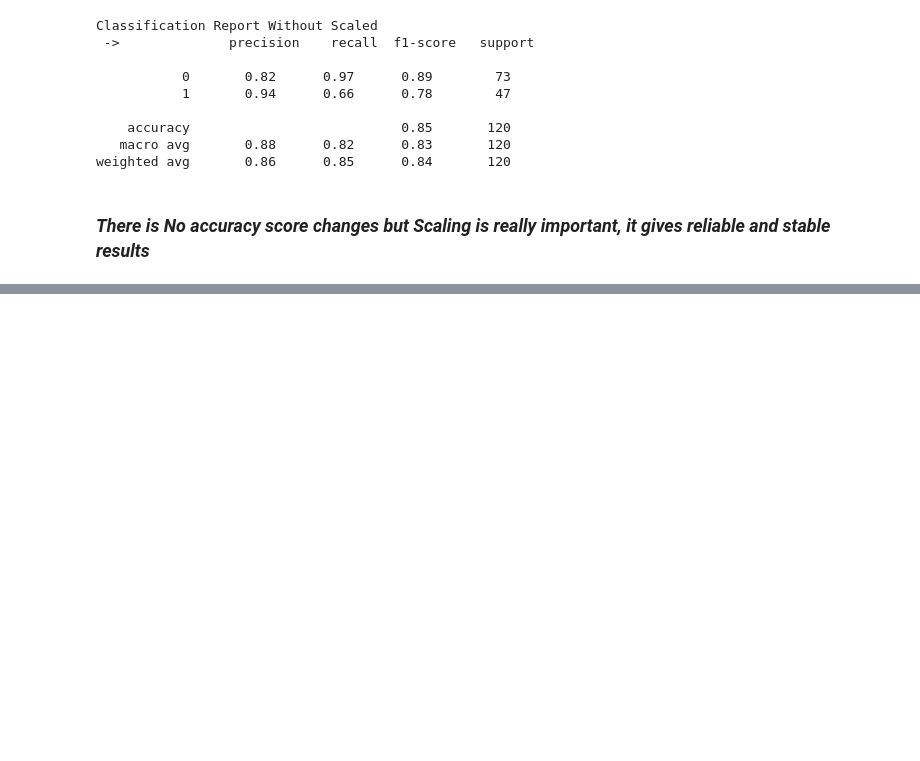
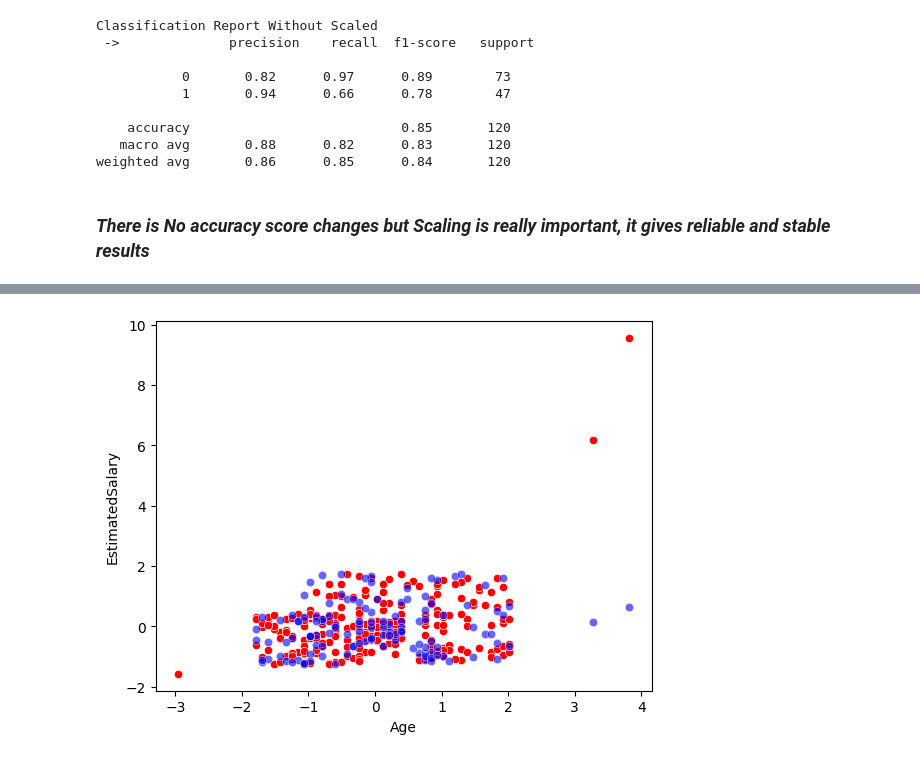
Before and after one commit to PradhumanSoni/Learn_ML, a Jupyter notebook: Feature Transformations/Standardization/standard_scaling.ipynb, the cells around one changed output, grey strips where cells are left out. Cells and saved outputs as stored; diff of their text form; code cells hidden in the pictures; blank space fills up the shorter version.

```diff
--- a/Feature Transformations/Standardization/standard_scaling.ipynb
+++ b/Feature Transformations/Standardization/standard_scaling.ipynb
@@ -188,0 +250,8 @@ weighted avg       0.86      0.85      0.84       120
+# %%
+# Let us generate the plot again
+import seaborn as sns
+sns.scatterplot(data = X_train_scaled , x = "Age" , y = "EstimatedSalary" , color = 'red')
+sns.scatterplot(data = X_test_scaled , x = "Age" , y = "EstimatedSalary" , color = 'blue' , alpha=.6)
+plt.show()
+# %% [output]
+[figure, added]
```
Also changed, not shown: parts of 10 cells of this notebook.
